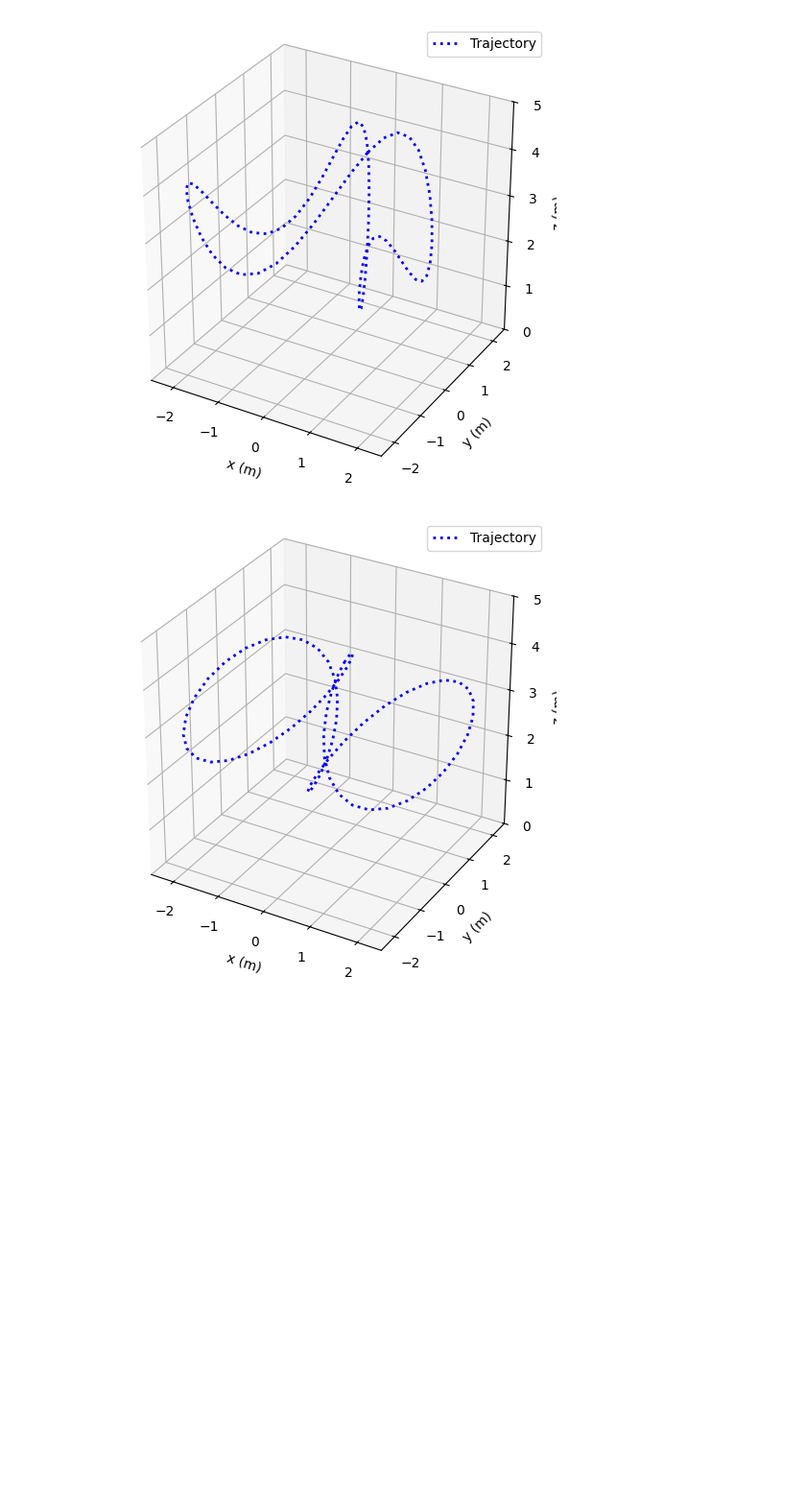
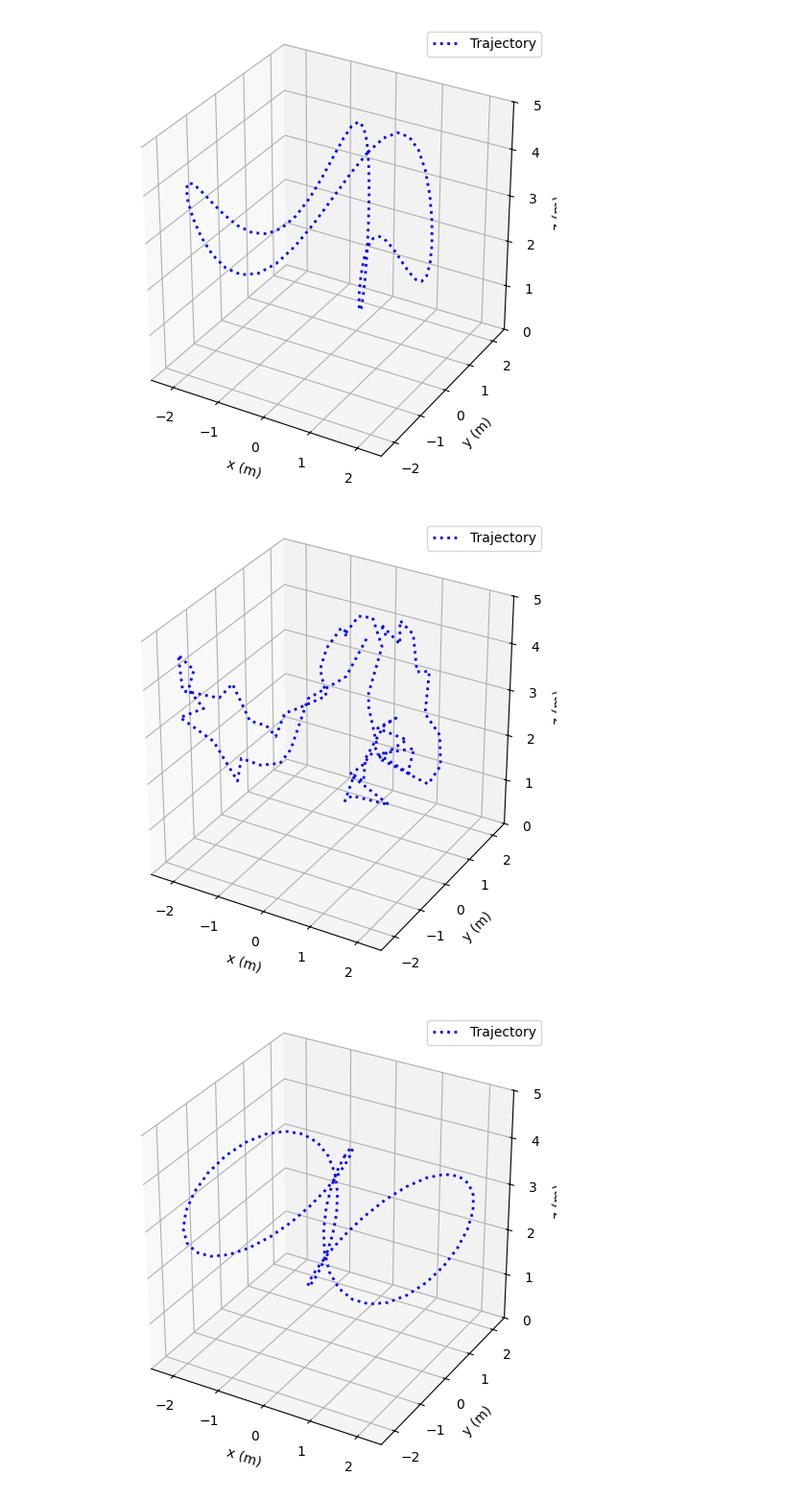
Before and after one commit to mht3/quad_rl, a Jupyter notebook: environments/trajectory_visualization.ipynb, the cells around one changed output. Shown at 96% size. Cells and saved outputs as stored; diff of their text form; code cells hidden in the pictures; blank space fills up the shorter version.

```diff
--- a/environments/trajectory_visualization.ipynb
+++ b/environments/trajectory_visualization.ipynb
@@ -39,6 +39,45 @@ ax.set_box_aspect([1,1,1])
 plt.show()
 # %% [output]
 [figure]
+# %%
+n_waypoints = 64
+n = 2         # y oscillations
+m = 4          # z oscillations
+z_offset = 3.0
+phi = np.pi / 4
+psi = np.pi / 4
+
+alpha = 2
+beta = 2
+gamma = 1.1
+t = np.linspace(0, 2*np.pi, n_waypoints)
+
+x = alpha * np.sin(t)
+y = beta * np.sin(n * t + phi)
+z = gamma * np.sin(m * t + psi) + z_offset
+
+sigma = 0.2
+x += np.random.normal(loc=0.0, scale=sigma, size=(n_waypoints,))
+y += np.random.normal(loc=0.0, scale=sigma, size=(n_waypoints,))
+z += np.random.normal(loc=0.0, scale=sigma, size=(n_waypoints,))
+fig = plt.figure(figsize=(6, 12))
+ax = fig.add_subplot(111, projection='3d')
+
+ax.plot(x, y, z, 'b:', label='Trajectory', linewidth=2)
+
+# labels
+ax.set_xlim(-2.5, 2.5)
+ax.set_ylim(-2.5, 2.5)
+ax.set_zlim(0, 5)
+ax.set_xlabel('x (m)')
+ax.set_ylabel('y (m)')
+ax.set_zlabel('z (m)')
+ax.legend()
+ax.set_box_aspect([1,1,1])
+
+plt.show()
+# %% [output]
+[figure, added]
 # %%
 # y oscillations
 n = np.random.choice([2, 3, 4])
```
Also changed, not shown: 2 other files.
